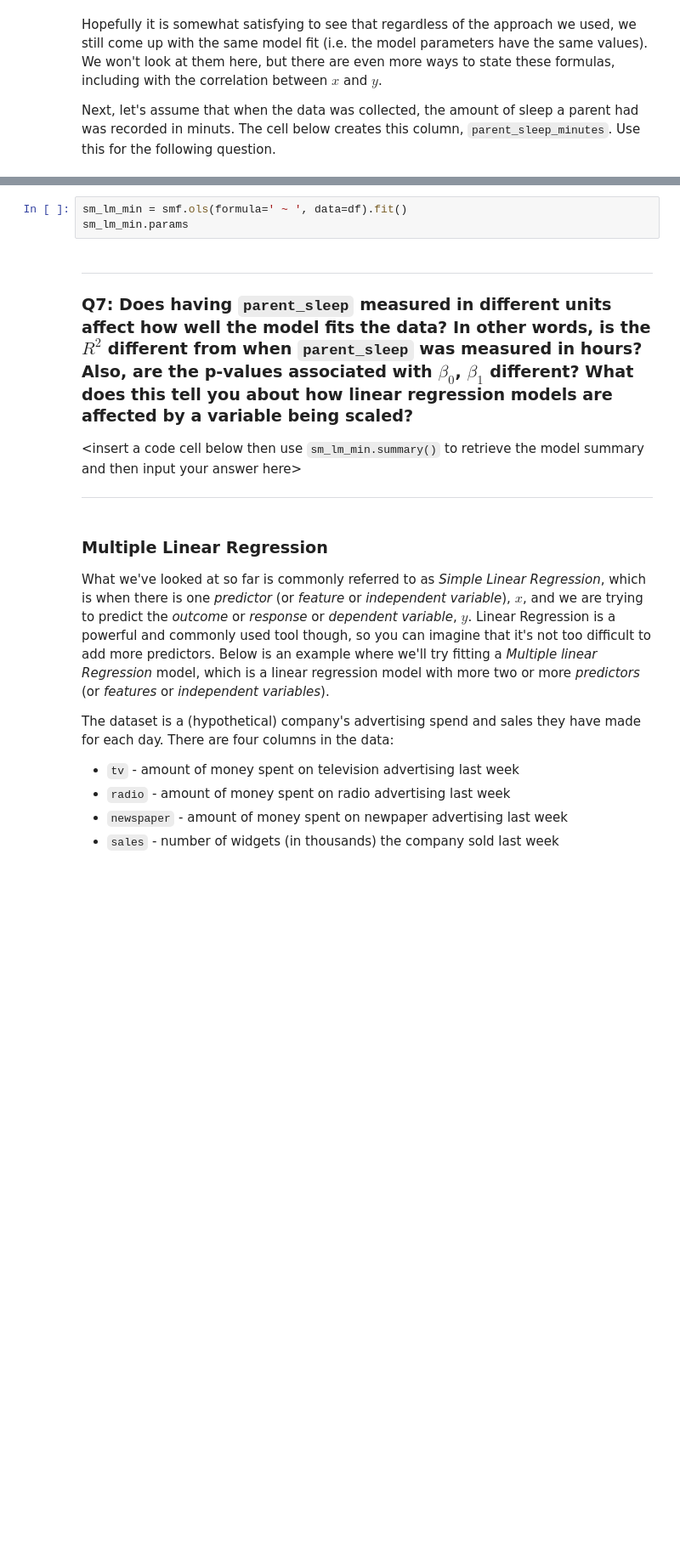
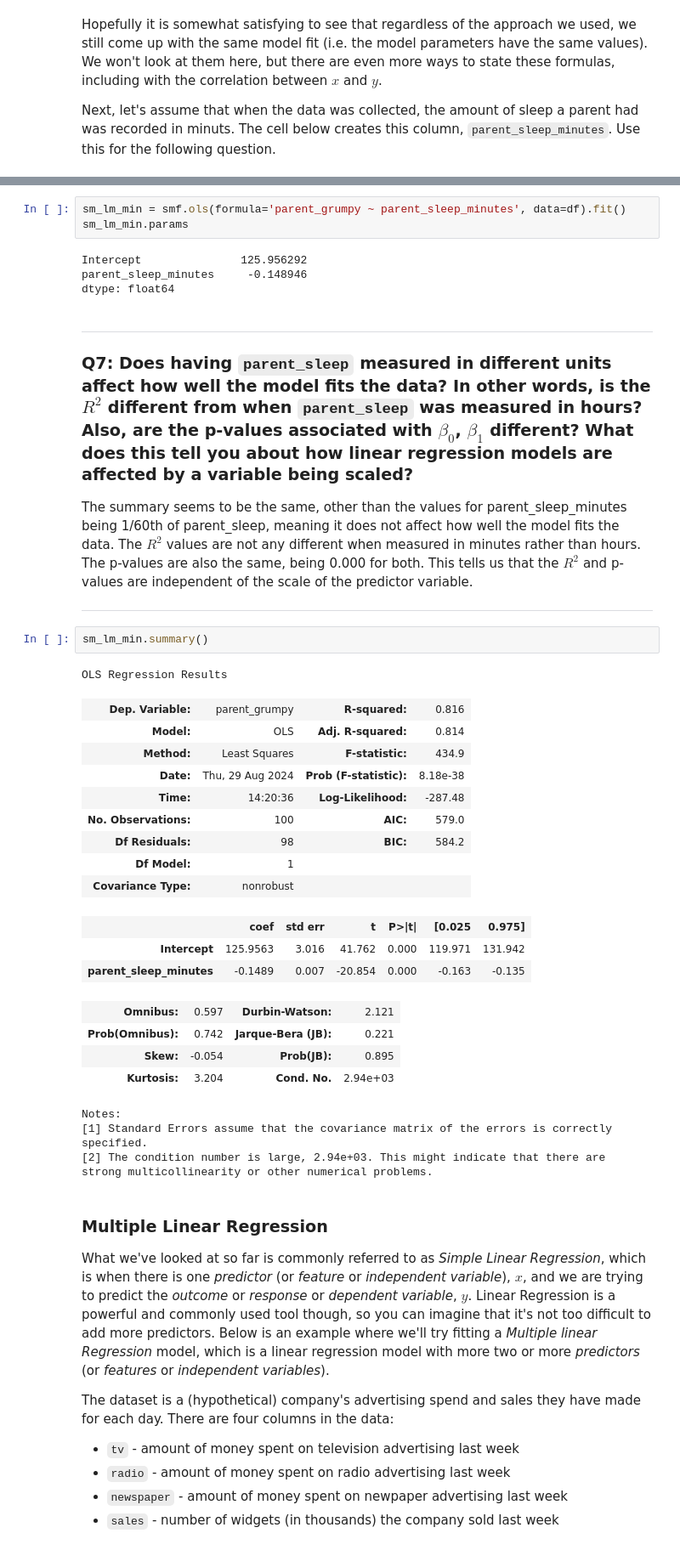
Before and after one commit to Kyle-Hosman/cs3120-assign2, a Jupyter notebook: linear_regression_lab.ipynb, the cells around one changed output, grey strips where cells are left out. Shown at 85% size. Cells and saved outputs as stored; diff of their text form; blank space fills up the shorter version.

```diff
--- a/linear_regression_lab.ipynb
+++ b/linear_regression_lab.ipynb
@@ -533,16 +580,44 @@ df.parent_sleep_minutes.describe()
 
  ***
 # %%
-sm_lm_min = smf.ols(formula=' ~ ', data=df).fit()
+sm_lm_min = smf.ols(formula='parent_grumpy ~ parent_sleep_minutes', data=df).fit()
 sm_lm_min.params
+# %% [output]
+Intercept               125.956292
+parent_sleep_minutes     -0.148946
+dtype: float64
 # %% [markdown]
 ***
 
 ### Q7: Does having `parent_sleep` measured in different units affect how well the model fits the data? In other words, is the $R^2$ different from when `parent_sleep` was measured in hours? Also, are the p-values associated with $\beta_0$, $\beta_1$ different? What does this tell you about how linear regression models are affected by a variable being scaled?
 
-\<insert a code cell below then use `sm_lm_min.summary()` to retrieve the model summary and then input your answer here\>
+The summary seems to be the same, other than the values for parent_sleep_minutes being 1/60th of parent_sleep, meaning it does not affect how well the model fits the data. The $R^2$ values are not any different when measured in minutes rather than hours. The p-values are also the same, being 0.000 for both. This tells us that the $R^2$ and p-values are independent of the scale of the predictor variable.
 
 ***
+# %%
+sm_lm_min.summary()
+# %% [output]
+OLS Regression Results
+| Dep. Variable: | parent_grumpy | R-squared: | 0.816 |
+| Model: | OLS | Adj. R-squared: | 0.814 |
+| Method: | Least Squares | F-statistic: | 434.9 |
+| Date: | Thu, 29 Aug 2024 | Prob (F-statistic): | 8.18e-38 |
+| Time: | 14:20:36 | Log-Likelihood: | -287.48 |
+| No. Observations: | 100 | AIC: | 579.0 |
+| Df Residuals: | 98 | BIC: | 584.2 |
+| Df Model: | 1 |  |  |
+| Covariance Type: | nonrobust |  |  |
+|  | coef | std err | t | P>|t| | [0.025 | 0.975] |
+| Intercept | 125.9563 | 3.016 | 41.762 | 0.000 | 119.971 | 131.942 |
+| parent_sleep_minutes | -0.1489 | 0.007 | -20.854 | 0.000 | -0.163 | -0.135 |
+| Omnibus: | 0.597 | Durbin-Watson: | 2.121 |
+| Prob(Omnibus): | 0.742 | Jarque-Bera (JB): | 0.221 |
+| Skew: | -0.054 | Prob(JB): | 0.895 |
+| Kurtosis: | 3.204 | Cond. No. | 2.94e+03 |
+Notes:
+[1] Standard Errors assume that the covariance matrix of the errors is correctly specified.
+[2] The condition number is large, 2.94e+03. This might indicate that there are
+strong multicollinearity or other numerical problems.
 # %% [markdown]
 ### Multiple Linear Regression
 
```
Also changed, not shown: parts of 20 cells of this notebook.
